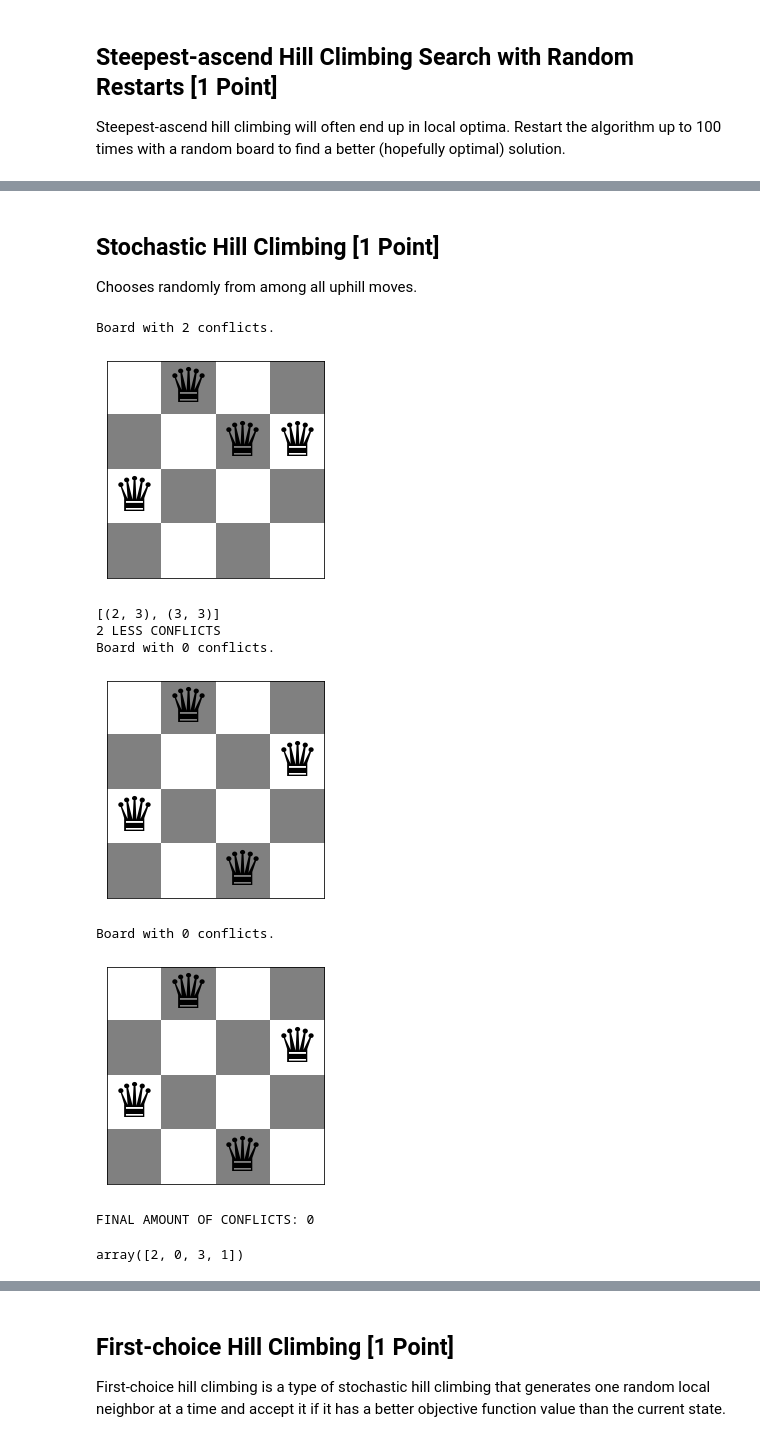
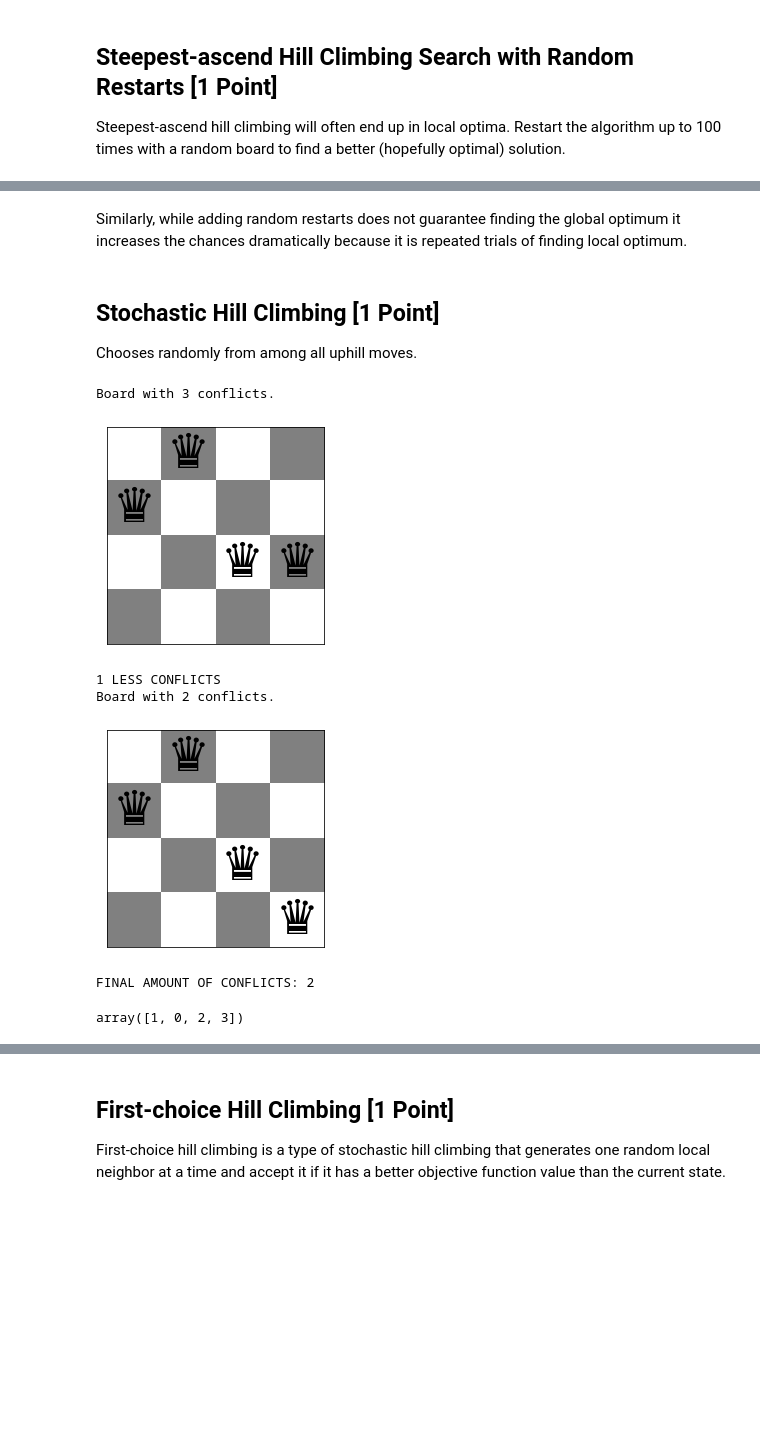
Before and after one commit to mitchmorrison2/CS7320-AI, a Jupyter notebook: Local Search/n_queens.ipynb, the cells around one changed output, grey strips where cells are left out. Cells and saved outputs as stored; diff of their text form; code cells hidden in the pictures; blank space fills up the shorter version.

```diff
--- a/Local Search/n_queens.ipynb
+++ b/Local Search/n_queens.ipynb
@@ -229,45 +218,45 @@ Board with 0 conflicts.
+# %% [markdown]
+Similarly, while adding random restarts does not guarantee finding the global optimum it increases the chances dramatically because it is repeated trials of finding local optimum.
 # %% [markdown]
 ## Stochastic Hill Climbing [1 Point]
 
 Chooses randomly from among all uphill moves.
 # %%
-def SHC(n=6):
+def SHC(n=6, verb=False):
     '''Randomly choose from all improving moves until stuck'''
     board = random_board(n)
-    show_board(board)
+    if verb: show_board(board)
     conflictsV = conflicts(board)
     lowestConflicts = 0
     while lowestConflicts <= conflictsV:
         allImprovingMoves = []
         for index, x in enumerate(board):
             og = (index, x)
             for i in range(n):
                 board[index] = i
                 if conflicts(board) < conflictsV:
                     allImprovingMoves.append((index, i))
             board[og[0]] = og[1]
         if allImprovingMoves:
             # pick random tuple from list to adjust
             indexToLoc = np.random.choice(list(range(len(allImprovingMoves))))
             board[allImprovingMoves[indexToLoc][0]] = allImprovingMoves[indexToLoc][1]
-            print("{} LESS CONFLICTS".format(conflictsV - conflicts(board)))
+            if verb: print("{} LESS CONFLICTS".format(conflictsV - conflicts(board)))
             conflictsV = conflicts(board)
+            if conflictsV == 0:
+                break
         else:
-            show_board(board)
-            print("FINAL AMOUNT OF CONFLICTS:", conflicts(board))
+            if verb: show_board(board)
+            if verb: print("FINAL AMOUNT OF CONFLICTS:", conflicts(board))
             break
-        show_board(board)
     return board
 
-SHC(4)
+SHC(n=4, verb=True)
 # %% [output]
-Board with 2 conflicts.
+Board with 3 conflicts.
-[figure, old version]
+[figure, new version]
-[(2, 3), (3, 3)]
-2 LESS CONFLICTS
-Board with 0 conflicts.
+1 LESS CONFLICTS
+Board with 2 conflicts.
-[figure, old version]
+[figure, new version]
-Board with 0 conflicts.
+FINAL AMOUNT OF CONFLICTS: 2
-[figure, removed]
-FINAL AMOUNT OF CONFLICTS: 0
+array([1, 0, 2, 3])
-array([2, 0, 3, 1])
```
Also changed, not shown: parts of 19 cells of this notebook.
